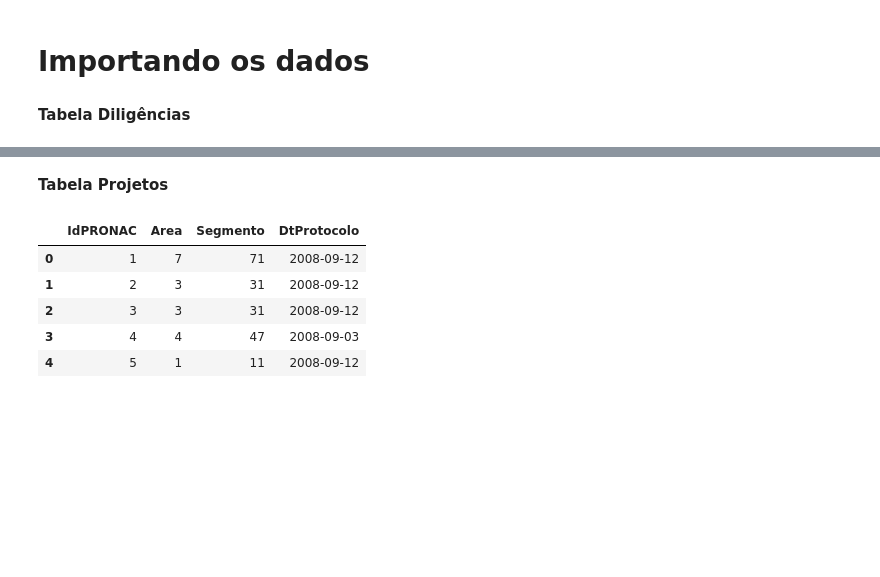
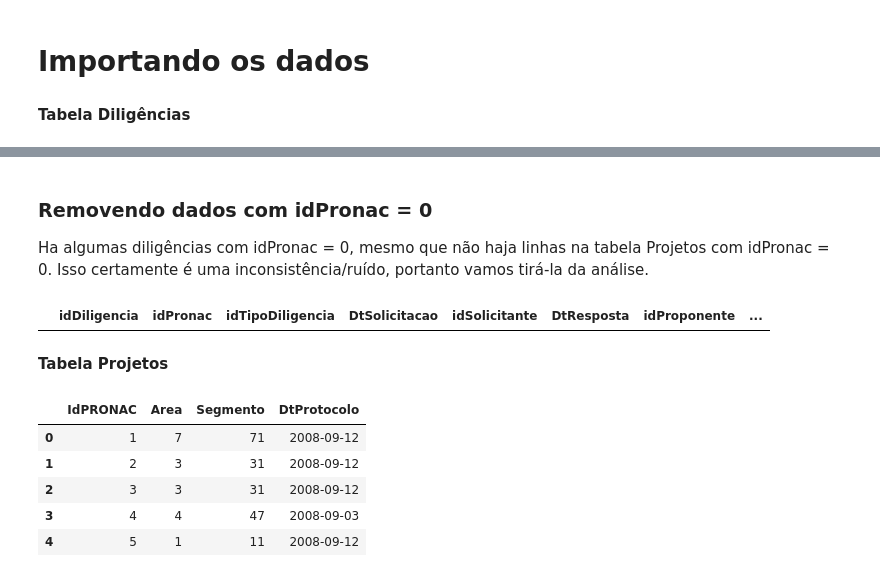
Before and after one commit to lappis-unb/salic-ml, a Jupyter notebook: notebooks/diligencies-metrics.ipynb, the cells around one changed output, grey strips where cells are left out. Drawn from its saved outputs; the diff is of its cells as text; code cells hidden in the pictures; blank space fills up the shorter version.

Commit message:
Removing diligencies with idPronac == 0
Co-authored-by: Marlon Mendes <marlonciriatico@gmail.com>
Co-authored-by: Luciano Prestes Cavalcanti <lucianopcbr@gmail.com>

```diff
--- a/notebooks/diligencies-metrics.ipynb
+++ b/notebooks/diligencies-metrics.ipynb
@@ -19,7 +19,7 @@ itens_file_path = os.path.join(data_folder, itens_file_name)
 #        'idProponente', 'stEstado', 'idPlanoDistribuicao', 'idArquivo', 'idCodigoDocumentosExigidos',
 #        'idProduto', 'stProrrogacao', 'stEnviado']
 
-cols = ['idDiligencia', 'idPronac', 'idTipoDiligencia', 'idProduto', 'idSolicitante', 'DtSolicitacao', 'DtResposta', 'idProponente', 'stEnviado']
+cols = ['idDiligencia', 'idPronac', 'idTipoDiligencia', 'idSolicitante', 'DtSolicitacao', 'DtResposta', 'idProponente', 'stEnviado']
 
 dt_diligencias = pd.read_csv(itens_file_path, usecols = cols, low_memory=False)
 dt_diligencias.head()
@@ -30,6 +30,15 @@ dt_diligencias.head()
 | 2 | 3 | 115134 | 124 | 2009-09-24 18:13:00 | 2825 | 2009-10-07 16:10:21 | 9553.0 | ... |
 | 3 | 4 | 114399 | 124 | 2009-09-24 18:26:00 | 2845 | 2009-10-06 09:30:35 | 9521.0 | ... |
 | 4 | 5 | 115059 | 124 | 2009-09-24 18:35:00 | 2915 | 2009-10-02 18:01:47 | 11598.0 | ... |
+# %% [markdown]
+### Removendo dados com idPronac = 0
+
+Ha algumas diligências com idPronac = 0, mesmo que não haja linhas na tabela Projetos com idPronac = 0. Isso certamente é uma inconsistência/ruído, portanto vamos tirá-la da análise.
+# %%
+dt_diligencias = dt_diligencias[dt_diligencias.loc[:, 'idPronac'] != 0]
+display(dt_diligencias[dt_diligencias.loc[:, 'idPronac'] == 0])
+# %% [output]
+|  | idDiligencia | idPronac | idTipoDiligencia | DtSolicitacao | idSolicitante | DtResposta | idProponente | ... |
 # %% [markdown]
 **Tabela Projetos**
 # %%
```
Also changed, not shown: parts of 3 cells of this notebook.
